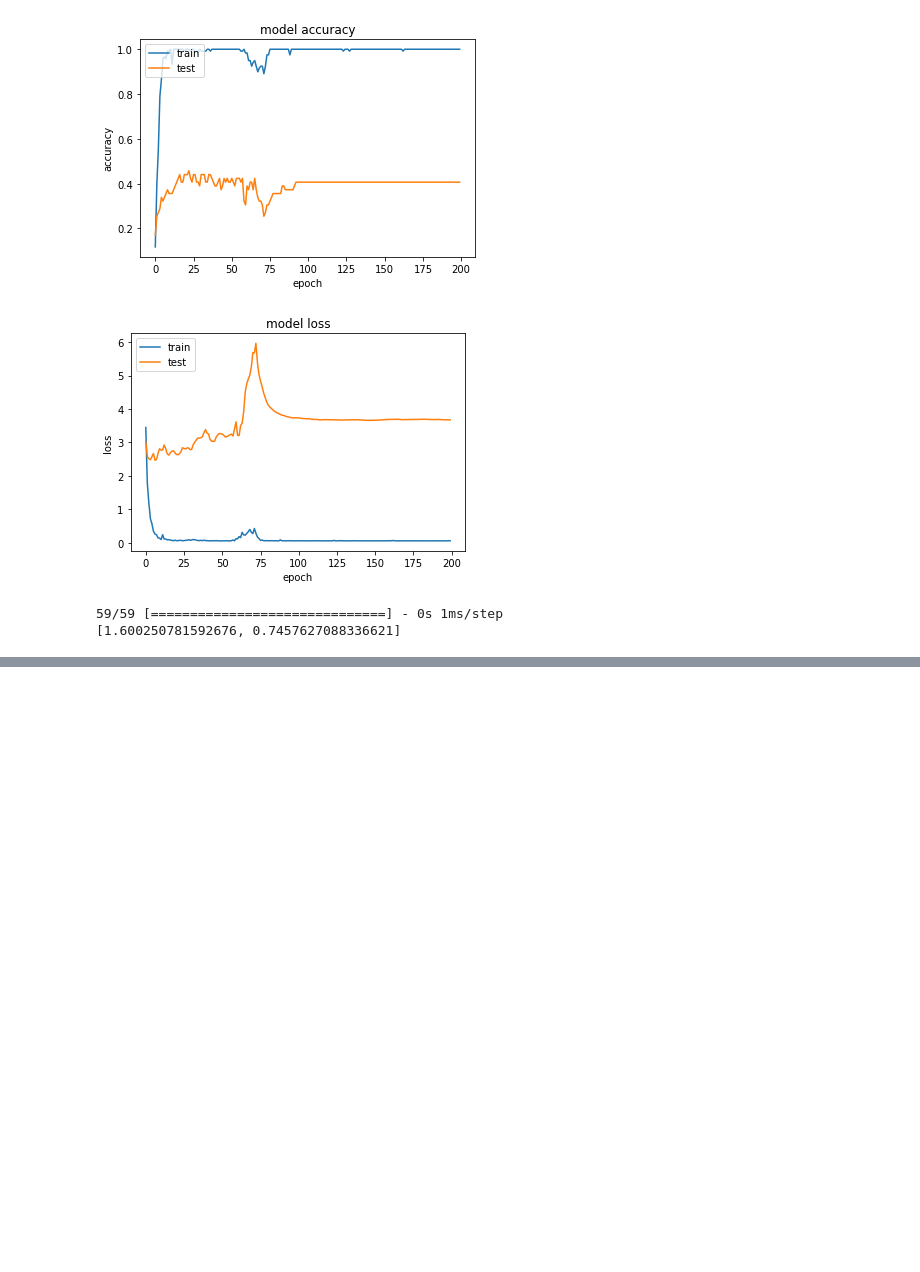
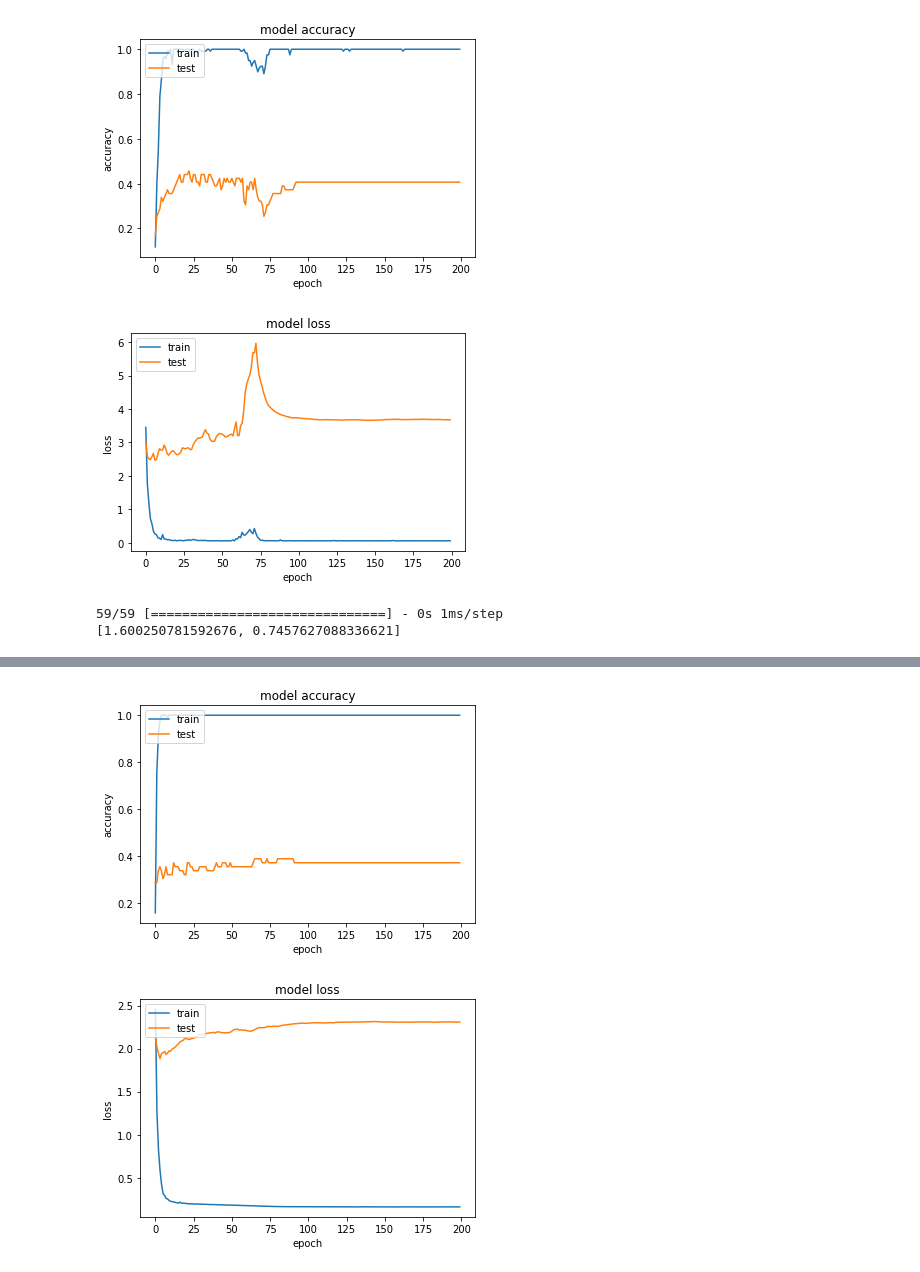
Before and after one commit to tmastny/machine_learning_class, a Jupyter notebook: Contest1/models/image_generation/image_gen.ipynb, the cells around one changed output, grey strips where cells are left out. Saved outputs shown, nothing was run; the diff lists cells and outputs as text; code cells hidden in the pictures; blank space fills up the shorter version.

Commit message:
resnetv2 sub

```diff
--- a/Contest1/models/image_generation/image_gen.ipynb
+++ b/Contest1/models/image_generation/image_gen.ipynb
@@ -579,7 +579,7 @@ def resnet_v2(input_shape, depth, num_classes=8):
     if (depth - 2) % 9 != 0:
         raise ValueError('depth should be 9n+2 (eg 56 or 110 in [b])')
     # Start model definition.
-    num_filters_in = 16
+    num_filters_in = 10
     num_res_blocks = int((depth - 2) / 9)
 
     inputs = Input(shape=input_shape)
@@ -636,7 +636,7 @@ def resnet_v2(input_shape, depth, num_classes=8):
     # v2 has BN-ReLU before Pooling
     x = BatchNormalization()(x)
     x = Activation('relu')(x)
-    x = AveragePooling2D(pool_size=8)(x)
+    x = AveragePooling2D(pool_size=1)(x)
     y = Flatten()(x)
     outputs = Dense(num_classes,
                     activation='softmax',
@@ -725,3 +724,41 @@ id_data = np.r_[1:64]
 class_data = y_converter(test_outcomes, y_encoder)
 test_df = pd.DataFrame(data={'id': id_data, 'class': class_data}, columns=['id', 'class'])
 test_df.to_csv('resnet_sub.csv', index=False)
+# %%
+model = resnet_v2(input_shape=input_shape, depth=depth)
+
+model.compile(loss='categorical_crossentropy',
+              optimizer=Adam(lr=lr_schedule(0)),
+              metrics=['accuracy'])
+
+# Prepare model model saving directory.
+save_dir = os.path.join(os.getcwd(), 'saved_models')
+model_name = 'cifar10_resnet.h5'
+if not os.path.isdir(save_dir):
+    os.makedirs(save_dir)
+filepath = os.path.join(save_dir, model_name)
+
+# Prepare callbacks for model saving and for learning rate adjustment.
+checkpoint = ModelCheckpoint(filepath=filepath,
+                             monitor='val_acc',
+                             verbose=1,
+                             save_best_only=True)
+
+lr_scheduler = LearningRateScheduler(lr_schedule)
+
+lr_reducer = ReduceLROnPlateau(factor=np.sqrt(0.1),
+                               cooldown=0,
+                               patience=5,
+                               min_lr=0.5e-6)
+
+callbacks = [checkpoint, lr_reducer, lr_scheduler]
+
+# Run training, with or without data augmentation.
+
+history = model.fit(x_train, y_train,
+          batch_size=batch_size,
+          epochs=epochs,
+          validation_split=0.33,
+          shuffle=True,
+          callbacks=callbacks,
+          verbose=0)
@@ -727,0 +783,5 @@ test_df.to_csv('resnet_sub.csv', index=False)
+# %%
+history_plot(history)
+# %% [output]
+[figure, added]
+[figure, added]
```
Also changed, not shown: parts of 2 cells of this notebook, 2 other files.
